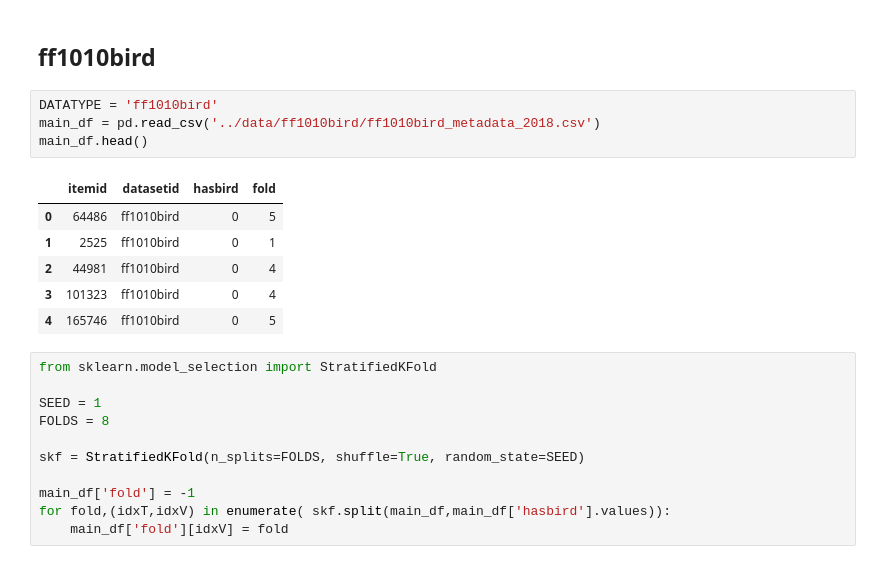
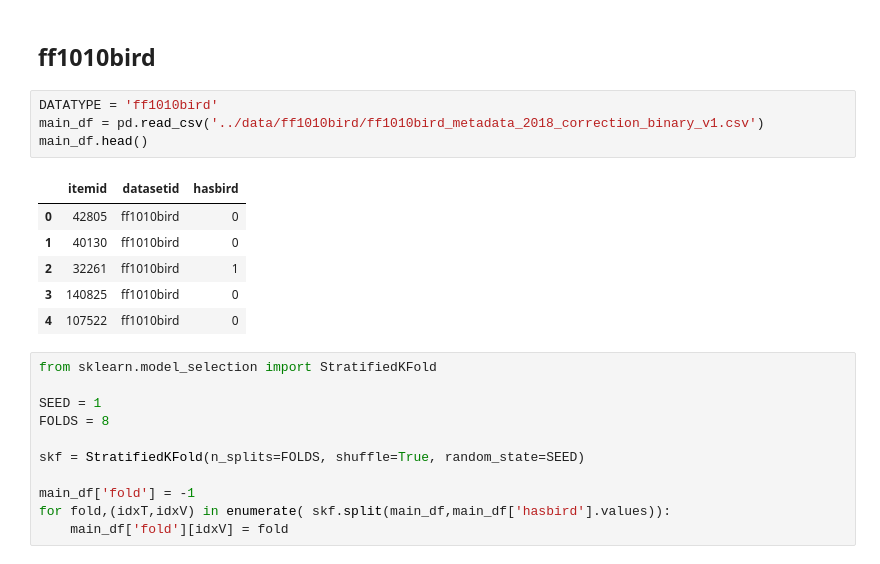
Before and after one commit to yuvaramsingh94/birdclif_2022, a Jupyter notebook: notebook/binary_model_tf_rec.ipynb, the cells around one changed output. Drawn from its saved outputs; the diff is of its cells as text.

```diff
--- a/notebook/binary_model_tf_rec.ipynb
+++ b/notebook/binary_model_tf_rec.ipynb
@@ -12,15 +12,15 @@ from tqdm import tqdm
 ## ff1010bird
 # %%
 DATATYPE = 'ff1010bird'
-main_df = pd.read_csv('../data/ff1010bird/ff1010bird_metadata_2018.csv')
+main_df = pd.read_csv('../data/ff1010bird/ff1010bird_metadata_2018_correction_binary_v1.csv')
 main_df.head()
 # %% [output]
-|  | itemid | datasetid | hasbird | fold |
-| 0 | 64486 | ff1010bird | 0 | 5 |
-| 1 | 2525 | ff1010bird | 0 | 1 |
-| 2 | 44981 | ff1010bird | 0 | 4 |
-| 3 | 101323 | ff1010bird | 0 | 4 |
-| 4 | 165746 | ff1010bird | 0 | 5 |
+|  | itemid | datasetid | hasbird |
+| 0 | 42805 | ff1010bird | 0 |
+| 1 | 40130 | ff1010bird | 0 |
+| 2 | 32261 | ff1010bird | 1 |
+| 3 | 140825 | ff1010bird | 0 |
+| 4 | 107522 | ff1010bird | 0 |
 # %%
 from sklearn.model_selection import StratifiedKFold
 
```
Also changed, not shown: parts of 4 cells of this notebook, 1 other file.
